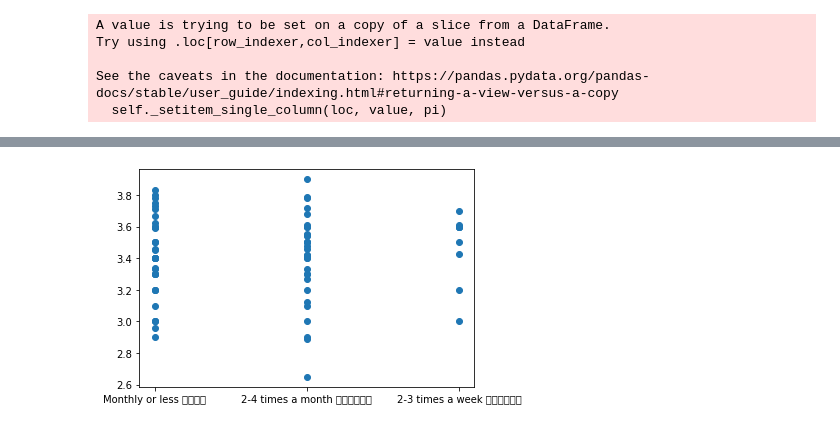
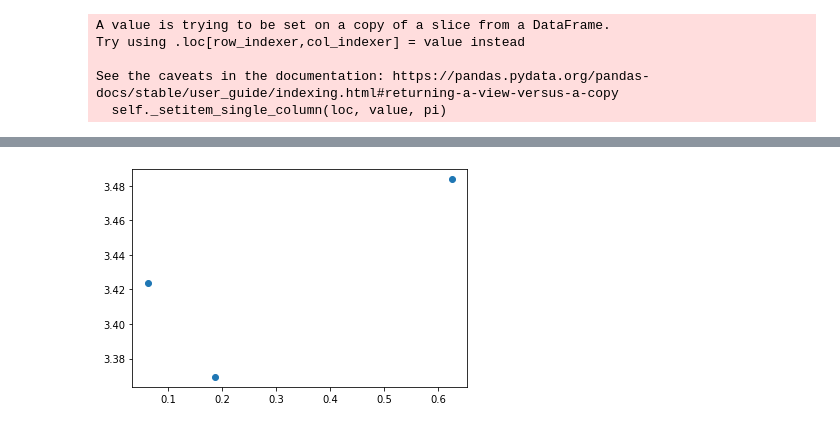
Before and after one commit to nicktanryo/gecc-fyp, a Jupyter notebook: analysis.ipynb, the cells around one changed output, grey strips where cells are left out. Saved outputs shown, nothing was run; the diff lists cells and outputs as text; code cells hidden in the pictures.

```diff
--- a/analysis.ipynb
+++ b/analysis.ipynb
@@ -304,12 +293,14 @@ from sklearn.preprocessing import StandardScaler
 # theta = np.linalg.inv(x_prime_transpose.dot(x_prime)).dot(x_prime_transpose).dot(y_att_final)
 # print("Parameter theta calculated by normal equation:", theta)
 
+'''
 pca_tested_label = ["year_of_study", "drinking_frequency", "drinking_consumption_amount", "drinking_frequency_six_servings", "gpa"]
 
 pca = PCA()
 pca.fit(df_drinker_quantified[pca_tested_label])
 print(pca_tested_label)
 print(pca.explained_variance_ratio_ * 100)
+'''
 
 # lin_regr = linear_model.LinearRegression()
 # lin_regr.fit(df_drinker_quantified.drop(["gpa", "activity_1", "activity_2", "academic_achievements", "professional_examinations"], axis=1), df_drinker_quantified["gpa"])
@@ -321,6 +312,7 @@ print(pca.explained_variance_ratio_ * 100)
 # axs[1].plot(["year_of_study", "drinking_frequency", "drinking_consumption_amount", "drinking_frequency_six_servings"], lin_regr.coef_)
 # axs[1].xticks(rotation=45, ha="right")
 
+'''
 plt.plot(["year_of_study", "drinking_frequency", "drinking_consumption_amount", "drinking_frequency_six_servings", "gpa"], pca.explained_variance_ratio_)
 plt.title("Factor of attribute affecting GPA")
 plt.ylabel("Factor")
@@ -328,4 +320,12 @@ plt.xlabel("Attribute")
 plt.xticks(rotation=45, ha="right")
 
 plt.show()
+'''
+df_drinker_quantified.year_of_study = pd.to_numeric(df_drinker_quantified.year_of_study)
+df_drinker_quantified.drinking_frequency = pd.to_numeric(df_drinker_quantified.drinking_frequency)
+df_drinker_quantified.drinking_frequency_six_servings = pd.to_numeric(df_drinker_quantified.drinking_frequency_six_servings)
+df_drinker_quantified.activity_1 = pd.to_numeric(df_drinker_quantified.activity_1)
+df_drinker_quantified.activity_2 = pd.to_numeric(df_drinker_quantified.activity_2)
+
+attribute_correlation = df_drinker_quantified.corr(method='pearson')
 # %% [output]
@@ -335,6 +392,6 @@ plt.show()
 # %%
-df_drinking_frequency_average = df_drinker[["drinking_frequency", "gpa", "academic_achievements", "professional_examinations"]].groupby("drinking_frequency")
-plt.scatter(df_drinker["drinking_frequency"], df_drinker["gpa"])
+df_drinking_frequency_average = df_drinker_quantified[["drinking_frequency", "gpa"]].groupby("drinking_frequency").mean().reset_index()
+plt.scatter(df_drinking_frequency_average["drinking_frequency"], df_drinking_frequency_average["gpa"])
 plt.show()
 # %% [output]
-[figure, old version]
+[figure, new version]
```
Also changed, not shown: parts of 26 cells of this notebook, 1 other file.
